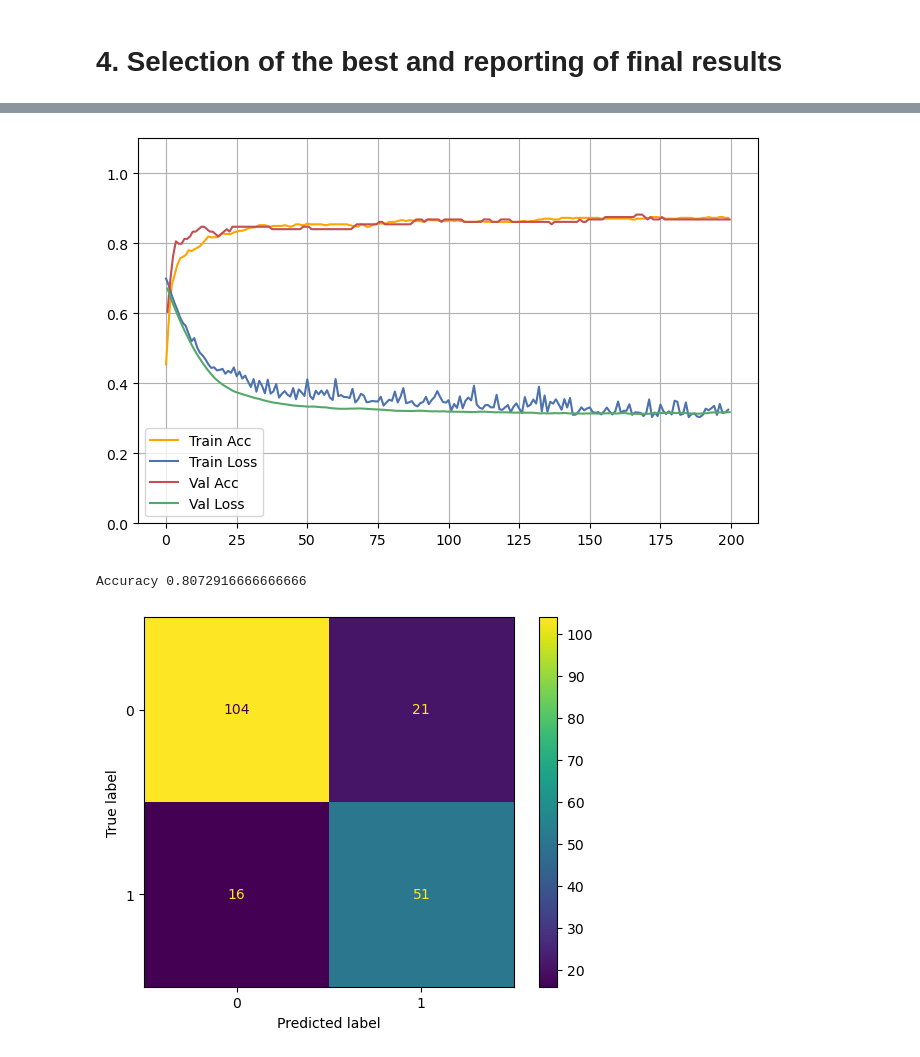
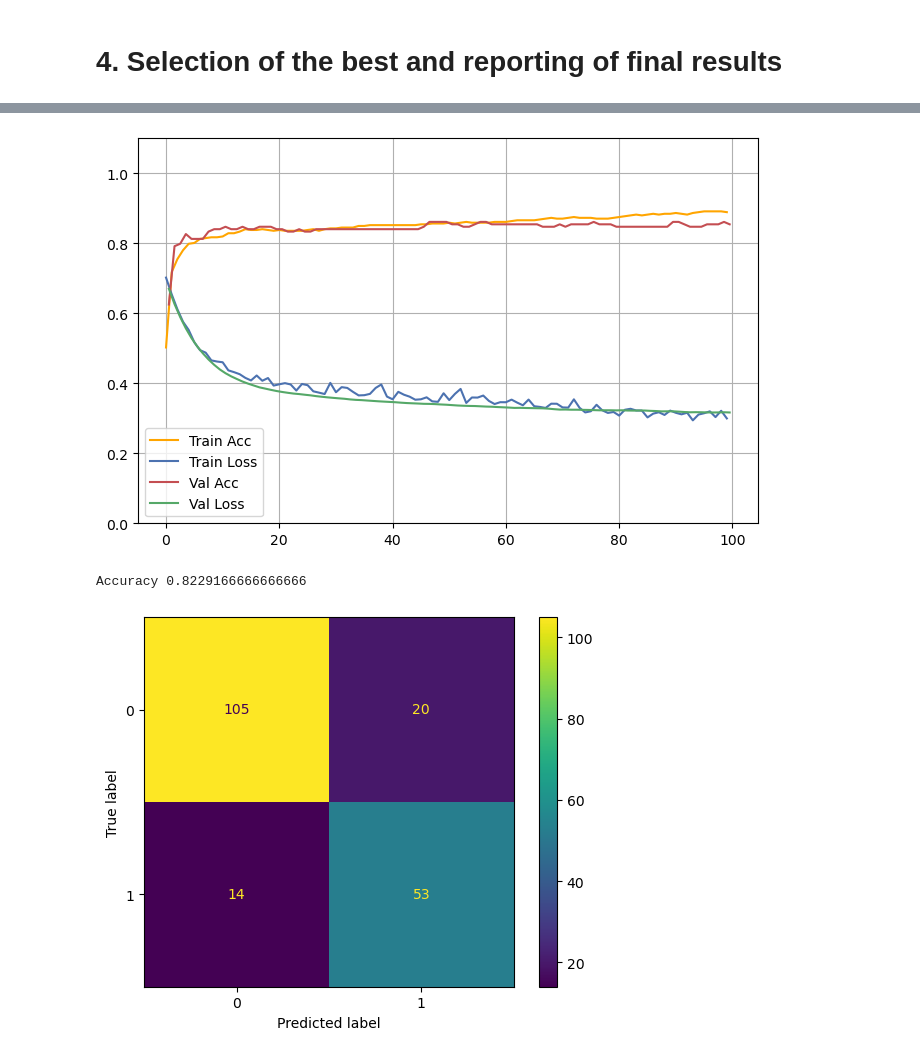
Before and after one commit to anhdo1896/Deep_learning_fundementals_Ass1, a Jupyter notebook: assignment1.ipynb, the cells around one changed output, grey strips where cells are left out. Drawn from its saved outputs; the diff is of its cells as text; code cells hidden in the pictures.

```diff
--- a/assignment1.ipynb
+++ b/assignment1.ipynb
@@ -395,7 +395,7 @@ def binary_acc(y_pred, y_test):
 
 
 #batch wise training loop
-def train(trainset, valset, epochs = 100, batch_size = 10, n_neurons = 12):
+def train(trainset, valset, epochs = 100, batch_size = 10, n_neurons = 8):
     model = MLP(n_neurons)
     loss_fn   = nn.BCELoss()
     optimizer = optim.Adam(model.parameters(), lr=0.001)
@@ -540,7 +540,7 @@ Best: 0.840278 using {'batch_size': 60, 'max_epochs': 200, 'module__n_neurons':
 # %% [markdown]
 # 4. Selection of the best and reporting of final results
 # %%
-model, history = train(trainset, valset, epochs = 200, batch_size = 60, n_neurons = 32)
+model, history = train(trainset, valset, epochs = 100, batch_size = 80, n_neurons = 128)
 print("The best validation accurancy: ",np.max(history['val_accuracy']))
 plot_history(history,1.1)
 # %% [output]
@@ -564,11 +564,11 @@ The best validation accurancy:  0.8819444444444444
-[figure, old version]
+[figure, new version]
 # %%
 y_pred = model(X_test)
 y_pred_binary = (y_pred >= 0.5).float()
 accuracy = accuracy_score(y_pred_binary, y_test)
 print(f"Accuracy {accuracy}")
 # %% [output]
-Accuracy 0.8072916666666666
+Accuracy 0.8229166666666666
 # %%
 from sklearn import metrics
 plt.rcParams.update(plt.rcParamsDefault)
@@ -580,4 +580,4 @@ cm_display = metrics.ConfusionMatrixDisplay(confusion_matrix = confusion_matrix,
 cm_display.plot()
 plt.show()
 # %% [output]
-[figure, old version]
+[figure, new version]
```
Also changed, not shown: parts of 3 cells of this notebook.
